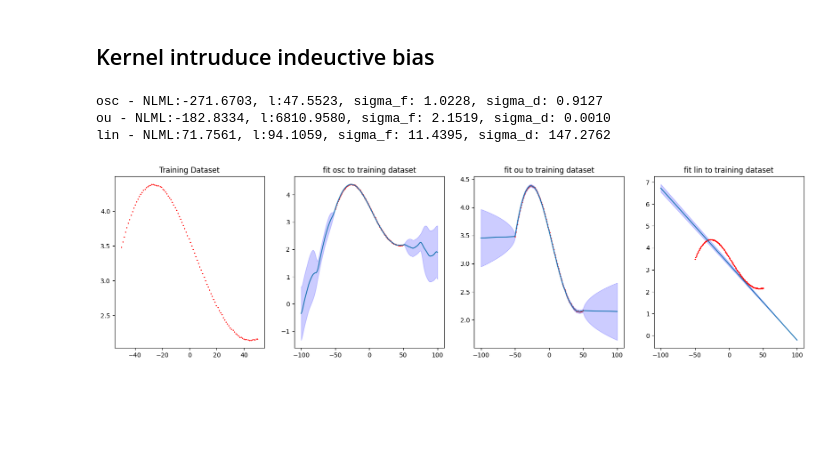
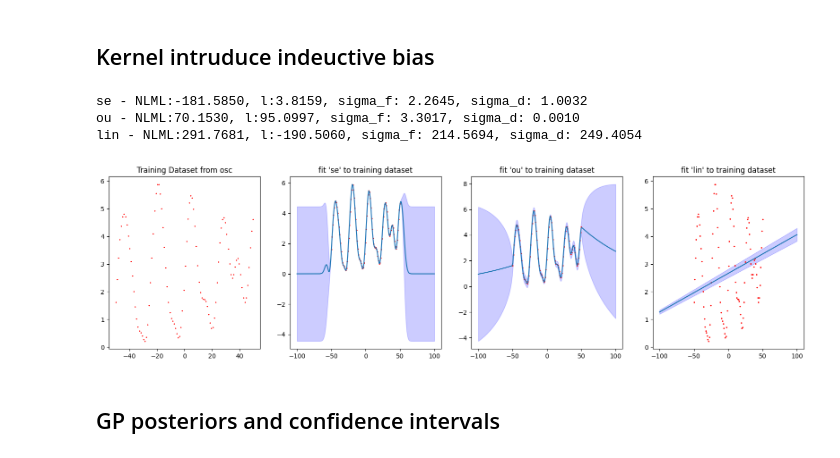
Before and after one commit to kurexi/ml-labs, a Jupyter notebook: GaussianProcess.ipynb, the cells around one changed output. Saved outputs shown, nothing was run; the diff lists cells and outputs as text; code cells hidden in the pictures; blank space fills up the shorter version.

```diff
--- a/GaussianProcess.ipynb
+++ b/GaussianProcess.ipynb
@@ -158,43 +158,45 @@ def cross_covariance_matrix(X1, X2, kernel_fun):
   return cvx
 
 fig, axis = plt.subplots(1, 4, figsize=(20,5))
-t_train = np.random.multivariate_normal(np.zeros(N), kernels['se'])
+sample_kernel_name = 'osc'
+t_train = np.random.multivariate_normal(np.zeros(N), kernels[sample_kernel_name])
 axis[0].scatter(X, t_train, c='red', s=1, marker='x')
-axis[0].set_title("Training Dataset")
+axis[0].set_title(f"Training Dataset from {sample_kernel_name}")
 
 X_test = np.linspace(-N, N, 2*N)
 
 i = 0
-for title, kernel_fun in {'osc': k_osc, 'ou': k_ou, 'lin': lambda x, y, sigma_f, l: k_lin(x, y, sigma_f, l)}.items():
-  initial_guess = [1.0, 1.0, 1.0]
+for title, kernel_fun in {'se': k_se, 'ou': k_ou, 'lin': lambda x, y, sigma_f, l: k_lin(x, y, sigma_f, l)}.items():
   if title == 'lin':
     bounds = ((None, None), (1e-3, None), (1e-3, None)) # c is free, sigma_f and sigma_d > 0
   else:
     bounds = ((1e-3, None), (1e-3, None), (1e-3, None)) # all must be > 0
-  result = opt.minimize(negative_lml, initial_guess, args=(X, t_train, kernel_fun), bounds=bounds)
+  result = opt.minimize(negative_lml, [1.0, 1.0, 1.0], args=(X, t_train, kernel_fun), bounds=bounds)
   l_op, sigma_f_op, sigma_d_op = result.x
   print(f"{title} - NLML:{result.fun:.4f}, l:{l_op:.4f}, sigma_f: {sigma_f_op:.4f}, sigma_d: {sigma_d_op:.4f}")
   learned_kernel = covariance_matrix(X, lambda x,y: kernel_fun(x, y, sigma_f_op, l_op), sigma_d=sigma_d_op)
   pure_kernel = covariance_matrix(X, lambda x,y: kernel_fun(x, y, sigma_f_op, l_op), sigma_d=0)
 
   inv_K_times_t = np.linalg.solve(learned_kernel, t_train)
   K_star_x = cross_covariance_matrix(X_test, X, lambda x,y: kernel_fun(x, y, sigma_f_op, l_op))
   mean_test = np.dot(K_star_x, inv_K_times_t)
 
   K_star_star = covariance_matrix(X_test, lambda x,y: kernel_fun(x, y, sigma_f_op, l_op), sigma_d=0)
   inv_K_times_K_x_star = np.linalg.solve(learned_kernel, K_star_x.T)
   covariance_test = K_star_star - np.dot(K_star_x, inv_K_times_K_x_star)
   std_test = np.sqrt(np.maximum(np.diag(covariance_test), 0))
 
   axis[i+1].fill_between(X_test, mean_test - 1.96*std_test, mean_test + 1.96*std_test, color='blue', alpha=0.2)
   axis[i+1].scatter(X, t_train, c='red', s=2, marker='x')
   axis[i+1].plot(X_test, mean_test)
-  axis[i+1].set_title(f"fit {title} to training dataset")
+  axis[i+1].set_title(f"fit '{title}' to training dataset")
   i+=1
 
 plt.show()
 # %% [output]
-osc - NLML:-271.6703, l:47.5523, sigma_f: 1.0228, sigma_d: 0.9127
-ou - NLML:-182.8334, l:6810.9580, sigma_f: 2.1519, sigma_d: 0.0010
-lin - NLML:71.7561, l:94.1059, sigma_f: 11.4395, sigma_d: 147.2762
+se - NLML:-181.5850, l:3.8159, sigma_f: 2.2645, sigma_d: 1.0032
+ou - NLML:70.1530, l:95.0997, sigma_f: 3.3017, sigma_d: 0.0010
+lin - NLML:291.7681, l:-190.5060, sigma_f: 214.5694, sigma_d: 249.4054
-[figure, old version]
+[figure, new version]
+# %% [markdown]
+## GP posteriors and confidence intervals
```
Also changed, not shown: parts of 5 cells of this notebook.
